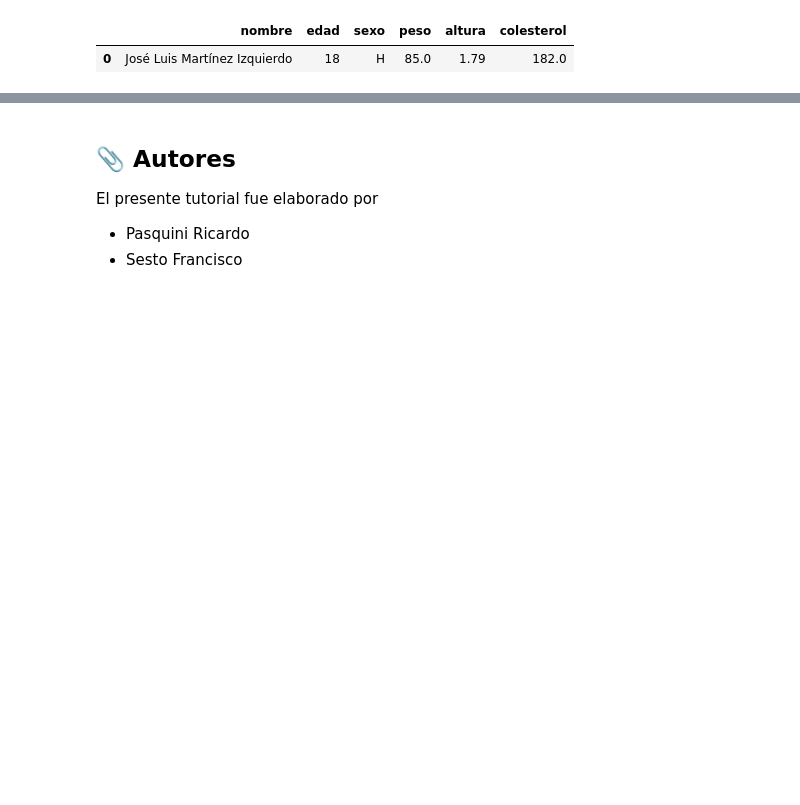
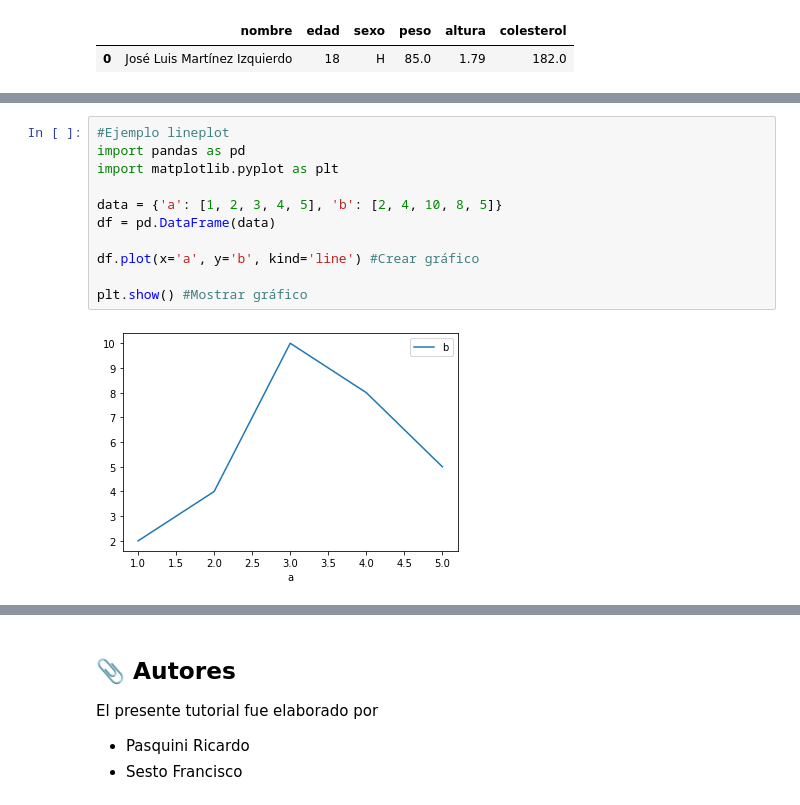
Before and after one commit to rpasquini/econometria, a Jupyter notebook: notebooks/Pandas_Austral.ipynb, the cells around one changed output, grey strips where cells are left out. Cells and saved outputs as stored; diff of their text form; blank space fills up the shorter version.

```diff
--- a/notebooks/Pandas_Austral.ipynb
+++ b/notebooks/Pandas_Austral.ipynb
@@ -837,0 +860,13 @@ df.groupby(['sexo','edad']).get_group(('H',18))
+# %%
+#Ejemplo lineplot
+import pandas as pd
+import matplotlib.pyplot as plt
+
+data = {'a': [1, 2, 3, 4, 5], 'b': [2, 4, 10, 8, 5]}
+df = pd.DataFrame(data)
+
+df.plot(x='a', y='b', kind='line') #Crear gráfico
+
+plt.show() #Mostrar gráfico
+# %% [output]
+[figure, added]
```
Also changed, not shown: parts of 21 cells of this notebook.
